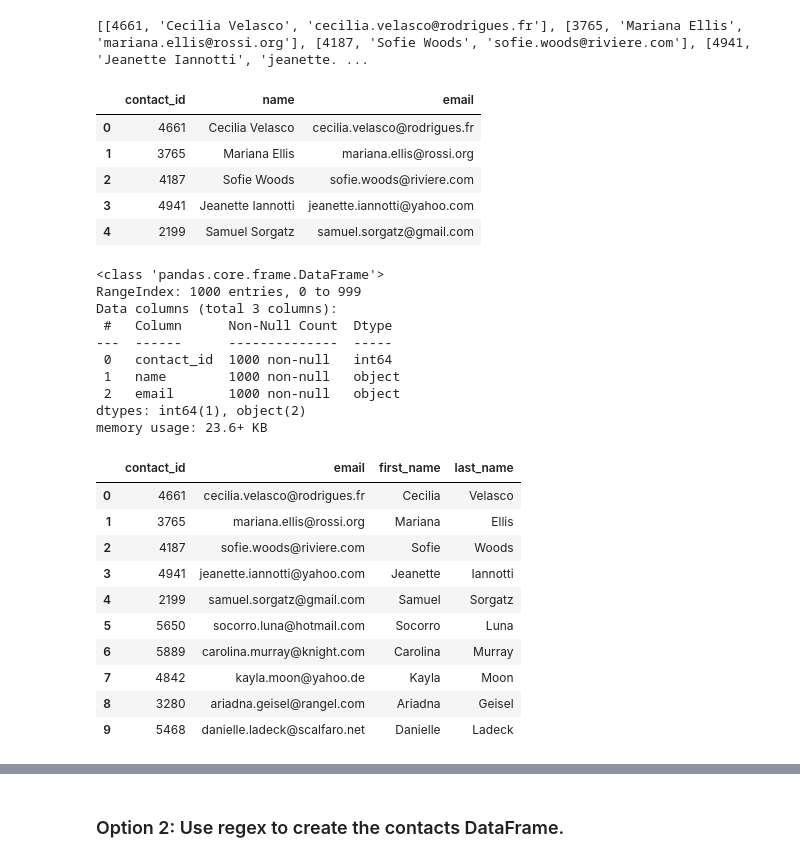
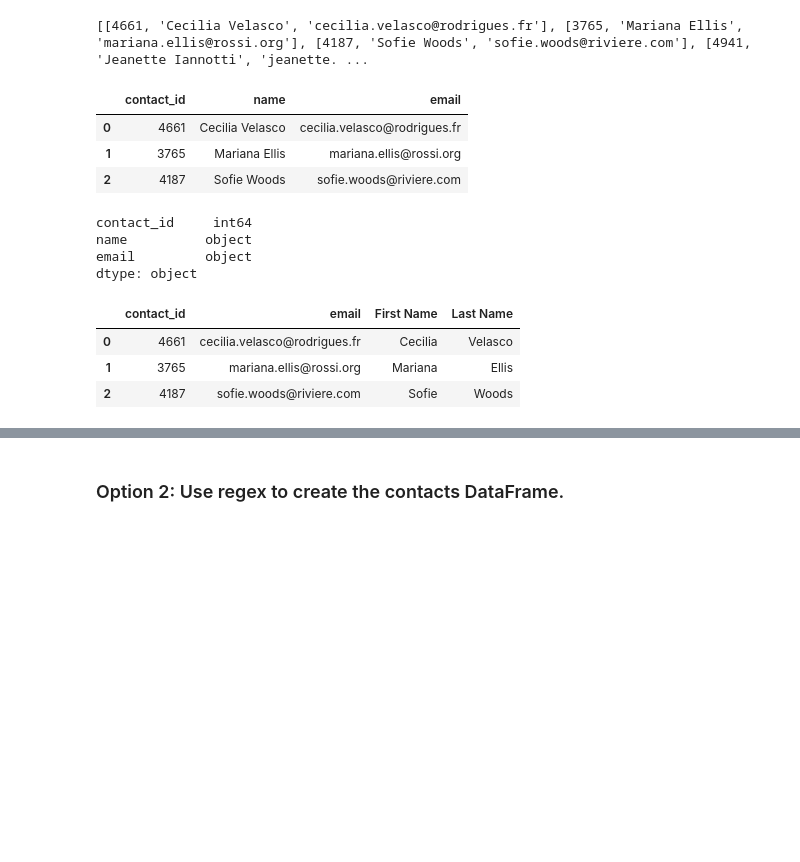
Before and after one commit to jsfrmsj/Crowdfunding_ETL, a Jupyter notebook: ETL_Mini_Project_Starter_Code_JSaini_BCopp_KRyno_Augustine.ipynb, the cells around one changed output, grey strips where cells are left out. Drawn from its saved outputs; the diff is of its cells as text; code cells hidden in the pictures; blank space fills up the shorter version.

```diff
--- a/ETL_Mini_Project_Starter_Code_JSaini_BCopp_KRyno_Augustine.ipynb
+++ b/ETL_Mini_Project_Starter_Code_JSaini_BCopp_KRyno_Augustine.ipynb
@@ -288,7 +288,8 @@ campaign_cleaned.to_csv("Resources/campaign.csv", index=False)
 # %% [markdown]
 ### Extract the contacts.xlsx Data.
 # %%
-# Read the data into a Pandas DataFrame. Use the `header=2` parameter when reading in the data.
-contact_info_df = pd.read_excel('Resources/contacts.xlsx', header=2)
+# Read the data into a Pandas DataFrame. Use the `header=3` parameter when reading in the data.
+contact_info_df = pd.read_excel('Resources/contacts.xlsx', header=3)
+# header 3 creates column name
 contact_info_df.head()
 # %% [output]
@@ -315,6 +316,11 @@ Then export the DataFrame as a `contacts.csv` CSV file.
 import json
 dict_values = []
 
+for i, row in contact_info_df.iterrows():
+    data = row["contact_info"]
+    converted_data = json.loads(data)
+    row_values = [v for k, v in converted_data.items()]
+    dict_values.append(row_values)
 
 # Print out the list of values for each row.
 print(dict_values)
@@ -323,40 +329,31 @@ print(dict_values)
 # %%
 # Create a contact_info DataFrame and add each list of values, i.e., each row
 # to the 'contact_id', 'name', 'email' columns.
+columns = ["contact_id", "name", "email"]
+contact_info = pd.DataFrame(dict_values, columns = columns)
+contact_info.head(3)
 # %% [output]
 |  | contact_id | name | email |
 | 0 | 4661 | Cecilia Velasco | cecilia.velasco@rodrigues.fr |
 | 1 | 3765 | Mariana Ellis | mariana.ellis@rossi.org |
 | 2 | 4187 | Sofie Woods | sofie.woods@riviere.com |
-| 3 | 4941 | Jeanette Iannotti | jeanette.iannotti@yahoo.com |
-| 4 | 2199 | Samuel Sorgatz | samuel.sorgatz@gmail.com |
 # %%
 # Check the datatypes.
+print(contact_info.dtypes)
 # %% [output]
-<class 'pandas.core.frame.DataFrame'>
-RangeIndex: 1000 entries, 0 to 999
-Data columns (total 3 columns):
- #   Column      Non-Null Count  Dtype
----  ------      --------------  -----
- 0   contact_id  1000 non-null   int64
- 1   name        1000 non-null   object
- 2   email       1000 non-null   object
-dtypes: int64(1), object(2)
-memory usage: 23.6+ KB
+contact_id     int64
+name          object
+email         object
+dtype: object
 # %%
 # Create a "first"name" and "last_name" column with the first and last names from the "name" column.
-
-
+contact_info[['First Name', 'Last Name']] = contact_info['name'].str.split(' ', expand=True)
+contact_info
 # Drop the contact_name column
+contact_info = contact_info.drop("name", axis = 1)
+contact_info.head(3)
 # %% [output]
-|  | contact_id | email | first_name | last_name |
+|  | contact_id | email | First Name | Last Name |
 | 0 | 4661 | cecilia.velasco@rodrigues.fr | Cecilia | Velasco |
 | 1 | 3765 | mariana.ellis@rossi.org | Mariana | Ellis |
 | 2 | 4187 | sofie.woods@riviere.com | Sofie | Woods |
-| 3 | 4941 | jeanette.iannotti@yahoo.com | Jeanette | Iannotti |
-| 4 | 2199 | samuel.sorgatz@gmail.com | Samuel | Sorgatz |
-| 5 | 5650 | socorro.luna@hotmail.com | Socorro | Luna |
-| 6 | 5889 | carolina.murray@knight.com | Carolina | Murray |
-| 7 | 4842 | kayla.moon@yahoo.de | Kayla | Moon |
-| 8 | 3280 | ariadna.geisel@rangel.com | Ariadna | Geisel |
-| 9 | 5468 | danielle.ladeck@scalfaro.net | Danielle | Ladeck |
```
Also changed, not shown: parts of 14 cells of this notebook.
